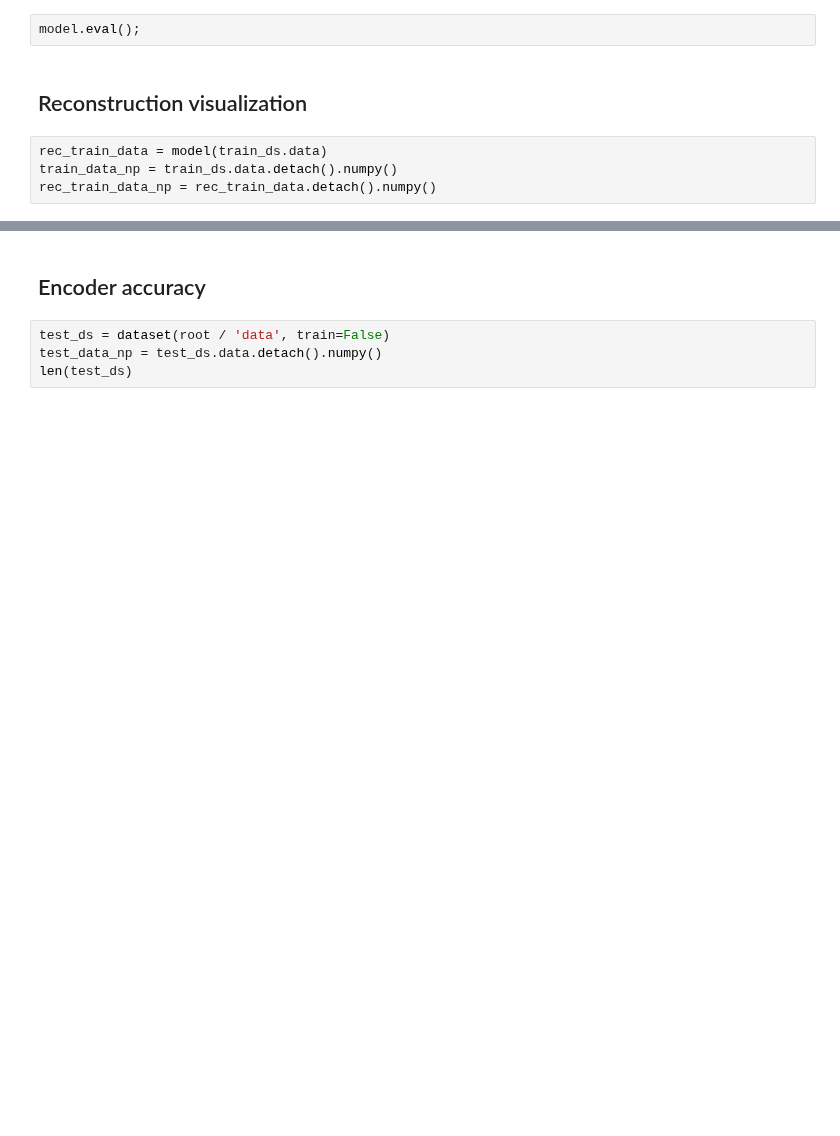
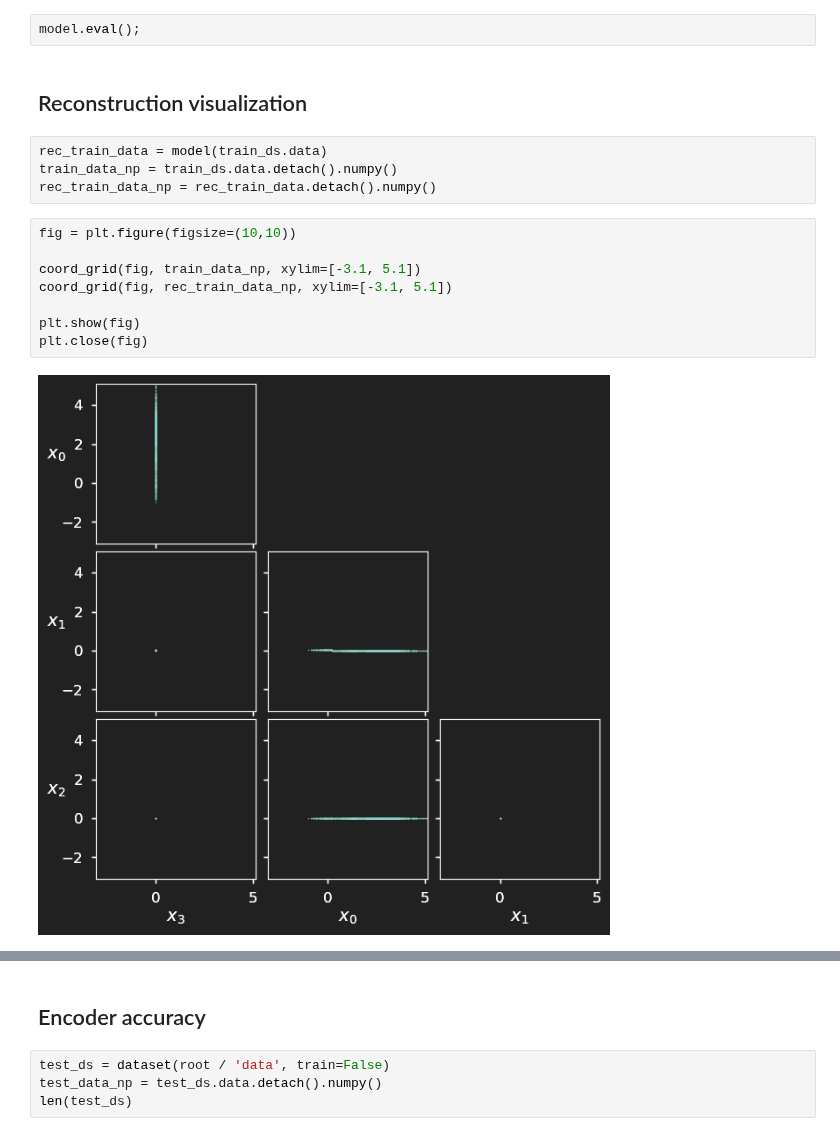
Before and after one commit to przemyslaw-zielinski/sf_nets, a Jupyter notebook: notebooks/analyze_models.ipynb, the cells around one changed output, grey strips where cells are left out. Saved outputs shown, nothing was run; the diff lists cells and outputs as text; blank space fills up the shorter version.

```diff
--- a/notebooks/analyze_models.ipynb
+++ b/notebooks/analyze_models.ipynb
@@ -281,6 +198,16 @@ model.eval();
 rec_train_data = model(train_ds.data)
 train_data_np = train_ds.data.detach().numpy()
 rec_train_data_np = rec_train_data.detach().numpy()
+# %%
+fig = plt.figure(figsize=(10,10))
+
+coord_grid(fig, train_data_np, xylim=[-3.1, 5.1])
+coord_grid(fig, rec_train_data_np, xylim=[-3.1, 5.1])
+
+plt.show(fig)
+plt.close(fig)
+# %% [output]
+[figure, added]
 # %%
 plt.scatter(*train_data_np.T)
 plt.scatter(*rec_train_data_np.T);
```
Also changed, not shown: parts of 31 cells of this notebook, 58 other files.
